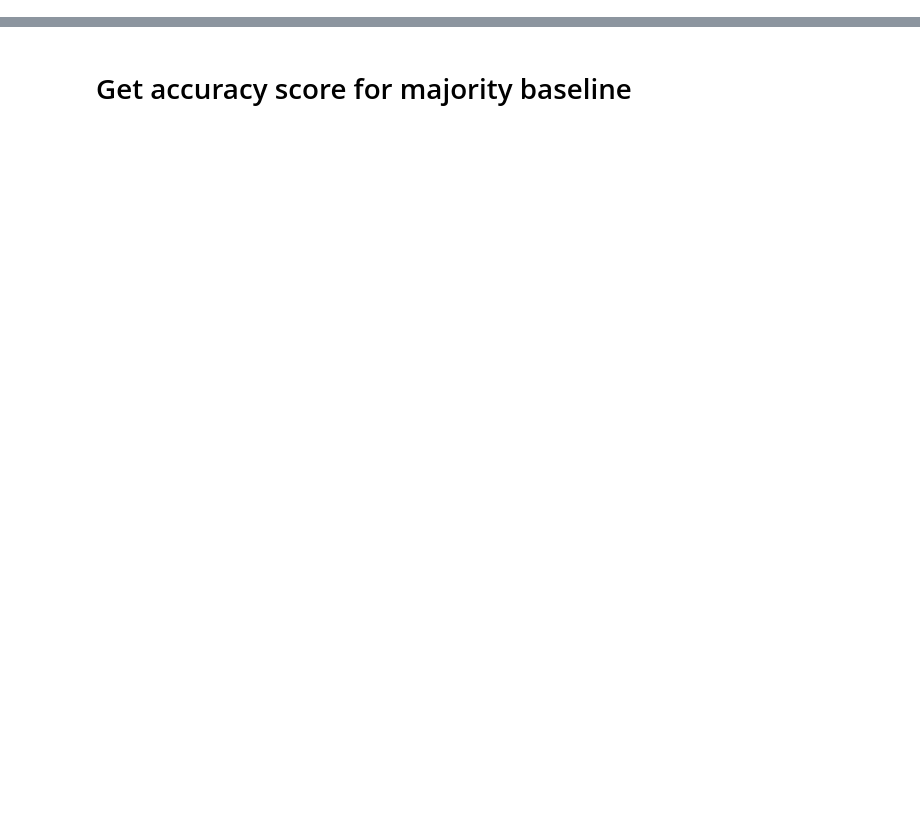
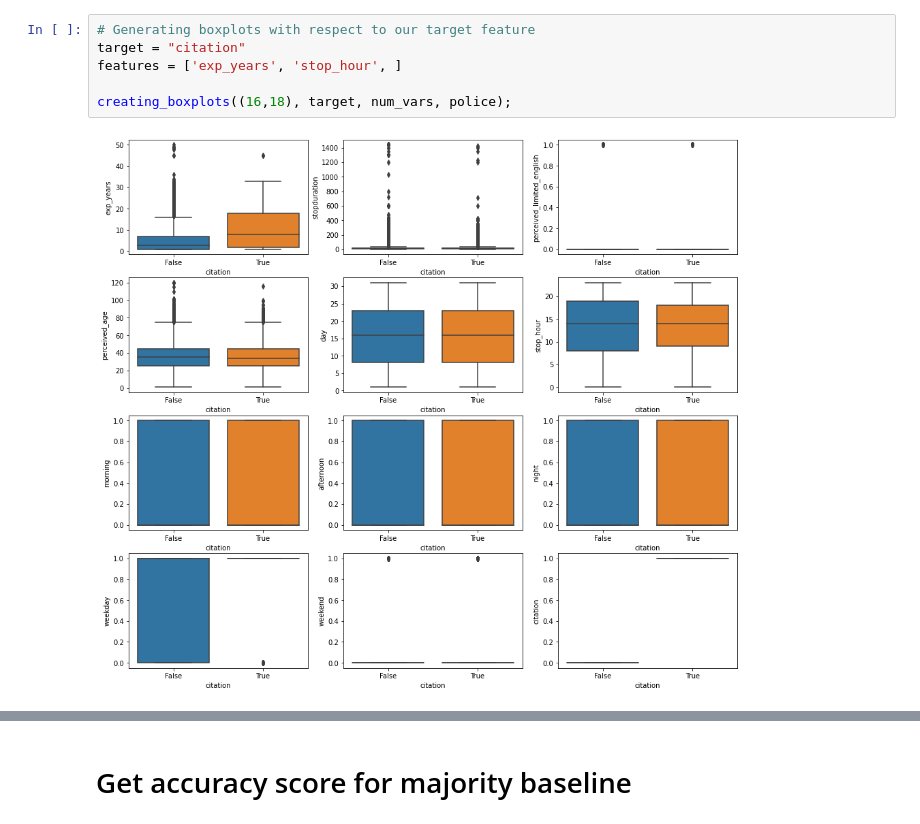
Before and after one commit to xander-bennett/San-Diego-Police-Data, a Jupyter notebook: San Diego Police Data/San Diego Data Notebook.ipynb, the cells around one changed output, grey strips where cells are left out. Saved outputs shown, nothing was run; the diff lists cells and outputs as text; blank space fills up the shorter version.

```diff
--- a/San Diego Police Data/San Diego Data Notebook.ipynb
+++ b/San Diego Police Data/San Diego Data Notebook.ipynb
@@ -202,0 +292,8 @@ features = df.columns.drop('result')
+# %%
+# Generating boxplots with respect to our target feature
+target = "citation"
+features = ['exp_years', 'stop_hour', ]
+
+creating_boxplots((16,18), target, num_vars, police);
+# %% [output]
+[figure, added]
```
Also changed, not shown: parts of 91 cells of this notebook.
